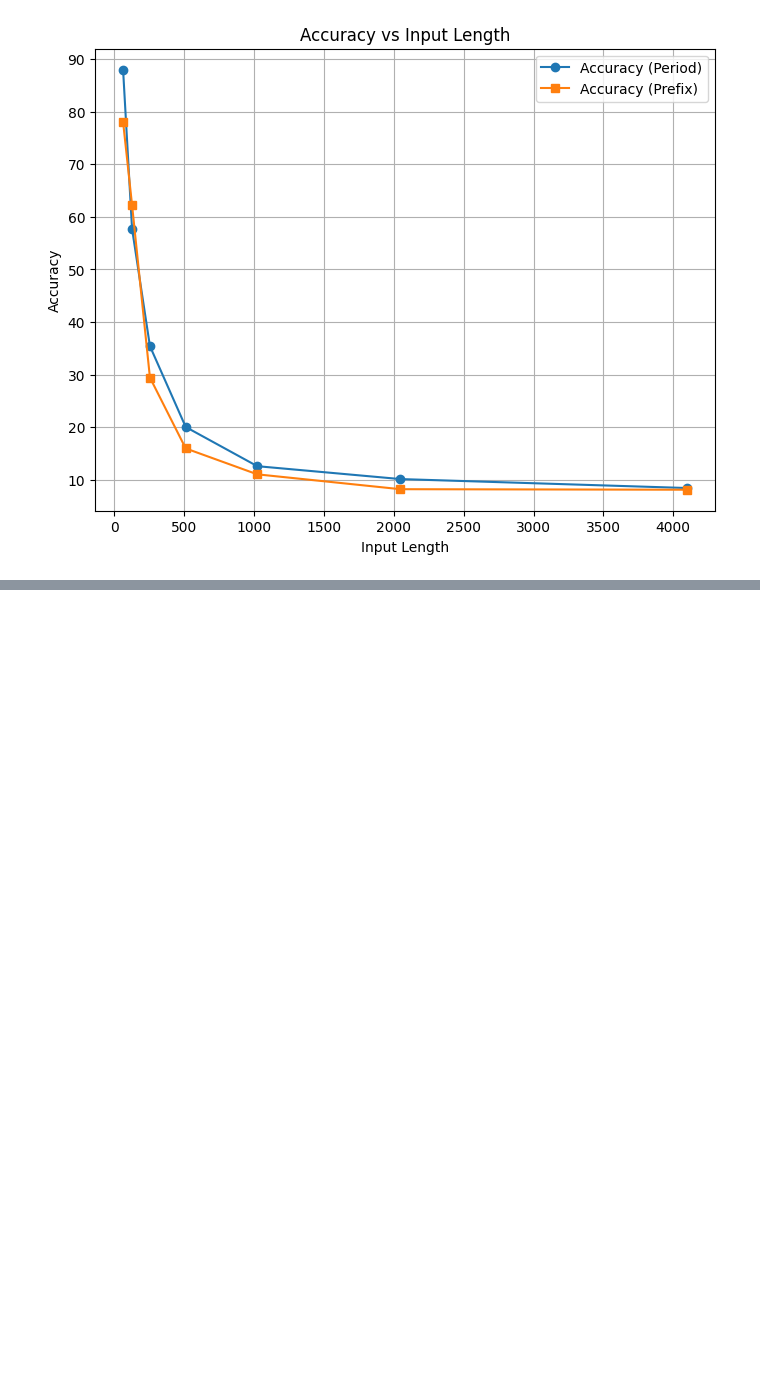
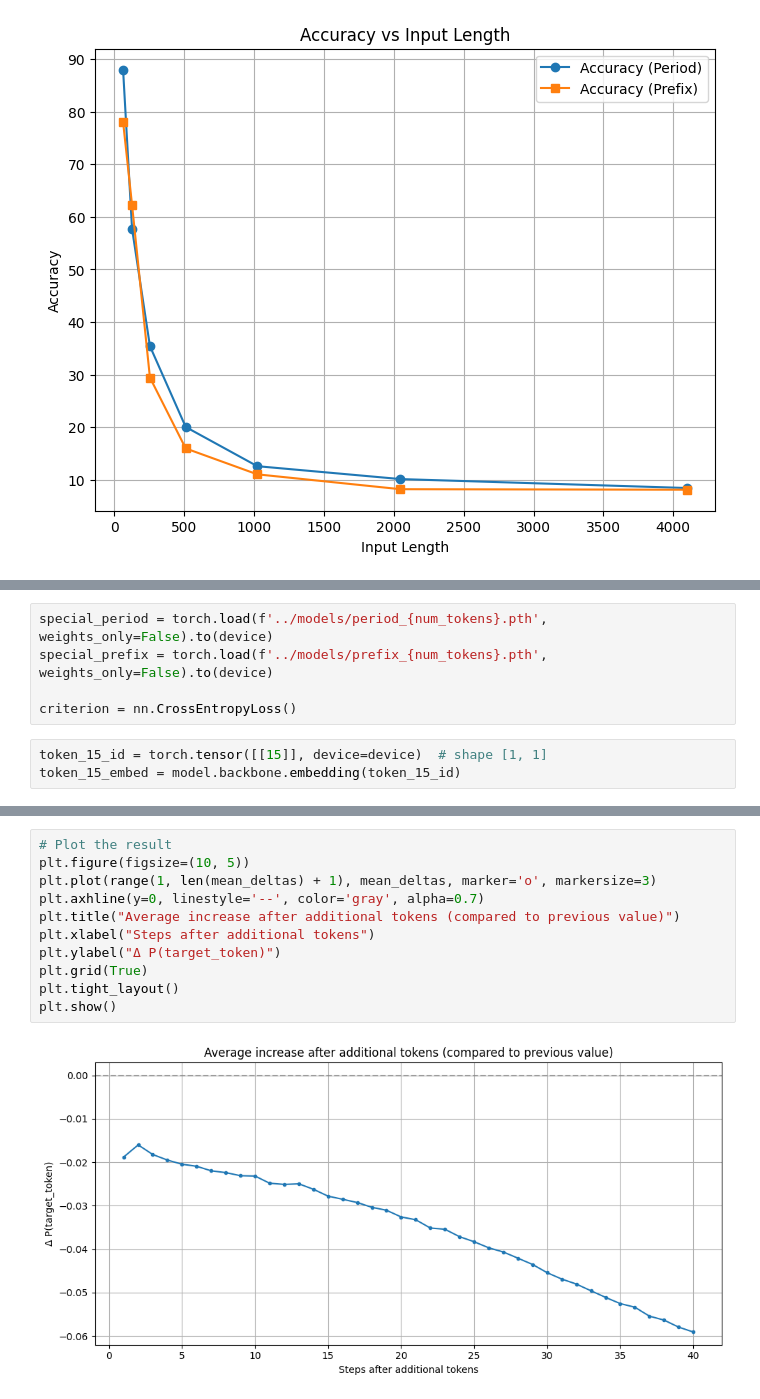
Before and after one commit to AlekseyVlasov/mamba_research, a Jupyter notebook: notebooks/induction_heads.ipynb, the cells around one changed output, grey strips where cells are left out. Cells and saved outputs as stored; diff of their text form; blank space fills up the shorter version.

```diff
--- a/notebooks/induction_heads.ipynb
+++ b/notebooks/induction_heads.ipynb
@@ -131,0 +217,8 @@ plt.show()
+# %%
+special_period = torch.load(f'../models/period_{num_tokens}.pth', weights_only=False).to(device)
+special_prefix = torch.load(f'../models/prefix_{num_tokens}.pth', weights_only=False).to(device)
+
+criterion = nn.CrossEntropyLoss()
+# %%
+token_15_id = torch.tensor([[15]], device=device)  # shape [1, 1]
+token_15_embed = model.backbone.embedding(token_15_id)
@@ -131,0 +402,13 @@ plt.show()
+# %%
+# Plot the result
+plt.figure(figsize=(10, 5))
+plt.plot(range(1, len(mean_deltas) + 1), mean_deltas, marker='o', markersize=3)
+plt.axhline(y=0, linestyle='--', color='gray', alpha=0.7)
+plt.title("Average increase after additional tokens (compared to previous value)")
+plt.xlabel("Steps after additional tokens")
+plt.ylabel("Δ P(target_token)")
+plt.grid(True)
+plt.tight_layout()
+plt.show()
+# %% [output]
+[figure, added]
```
Also changed, not shown: parts of 26 cells of this notebook.
